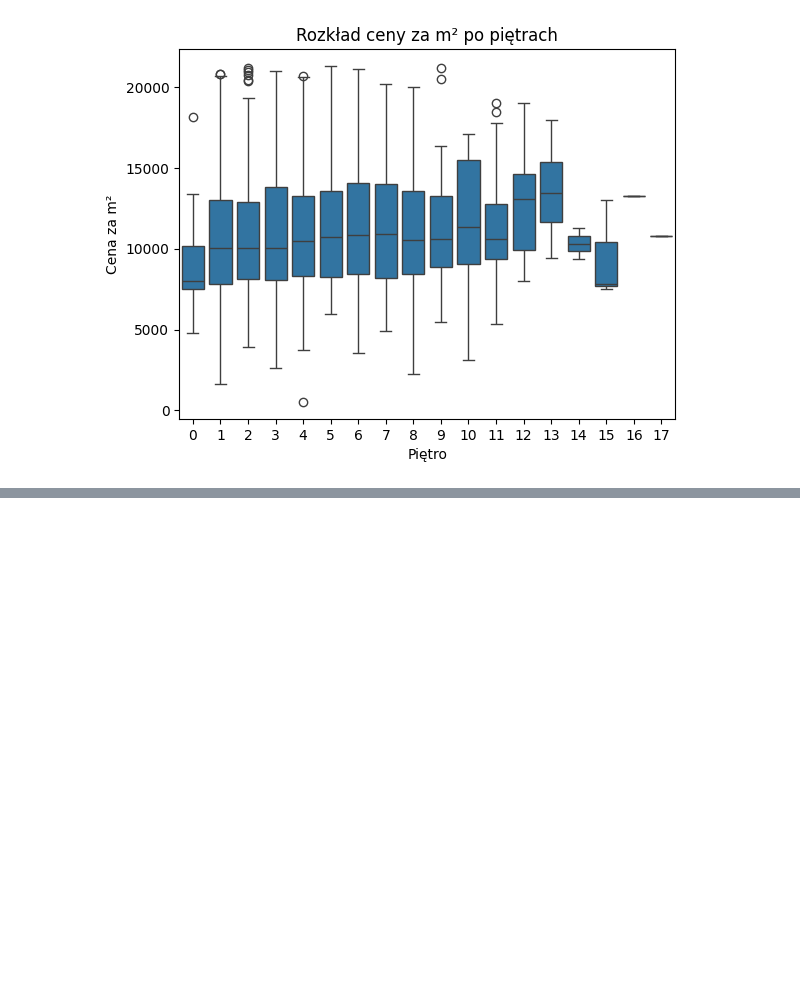
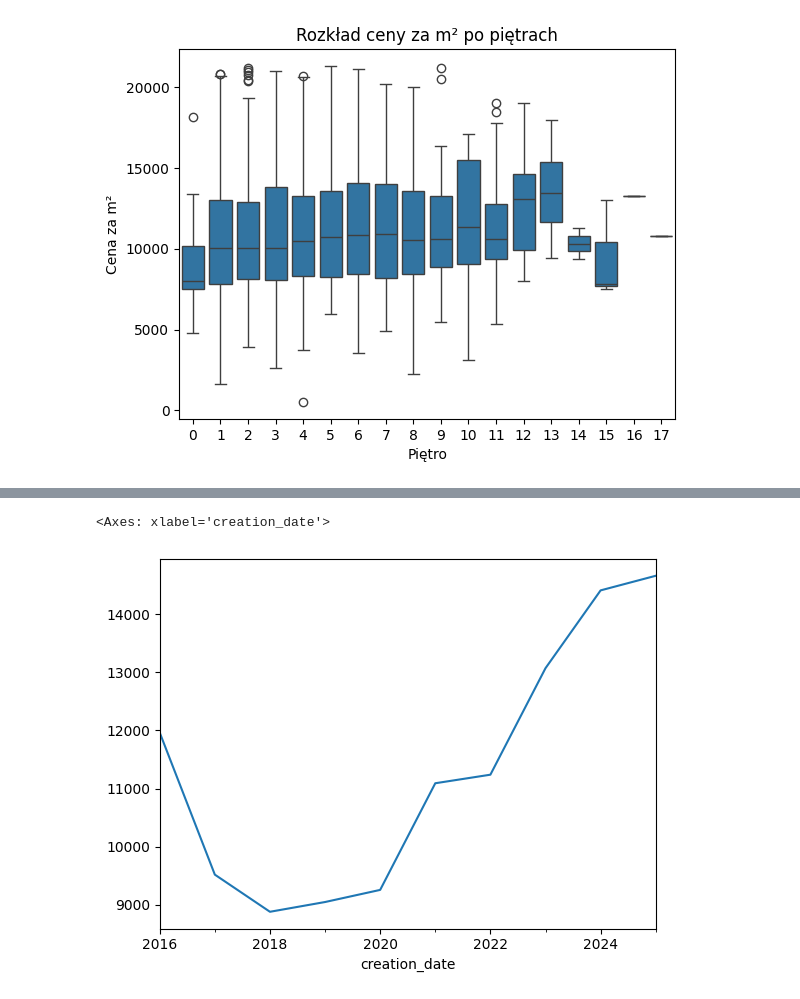
Before and after one commit to dokede/RCN, a Jupyter notebook: rcn.ipynb, the cells around one changed output, grey strips where cells are left out. Drawn from its saved outputs; the diff is of its cells as text; code cells hidden in the pictures; blank space fills up the shorter version.

```diff
--- a/rcn.ipynb
+++ b/rcn.ipynb
@@ -222,0 +238,5 @@ dtype: int64
+# %%
+df.groupby(df['creation_date'].dt.to_period('Y'))['amount_sqm'].mean().plot()
+# %% [output]
+<Axes: xlabel='creation_date'>
+[figure, added]
```
Also changed, not shown: parts of 11 cells of this notebook.
